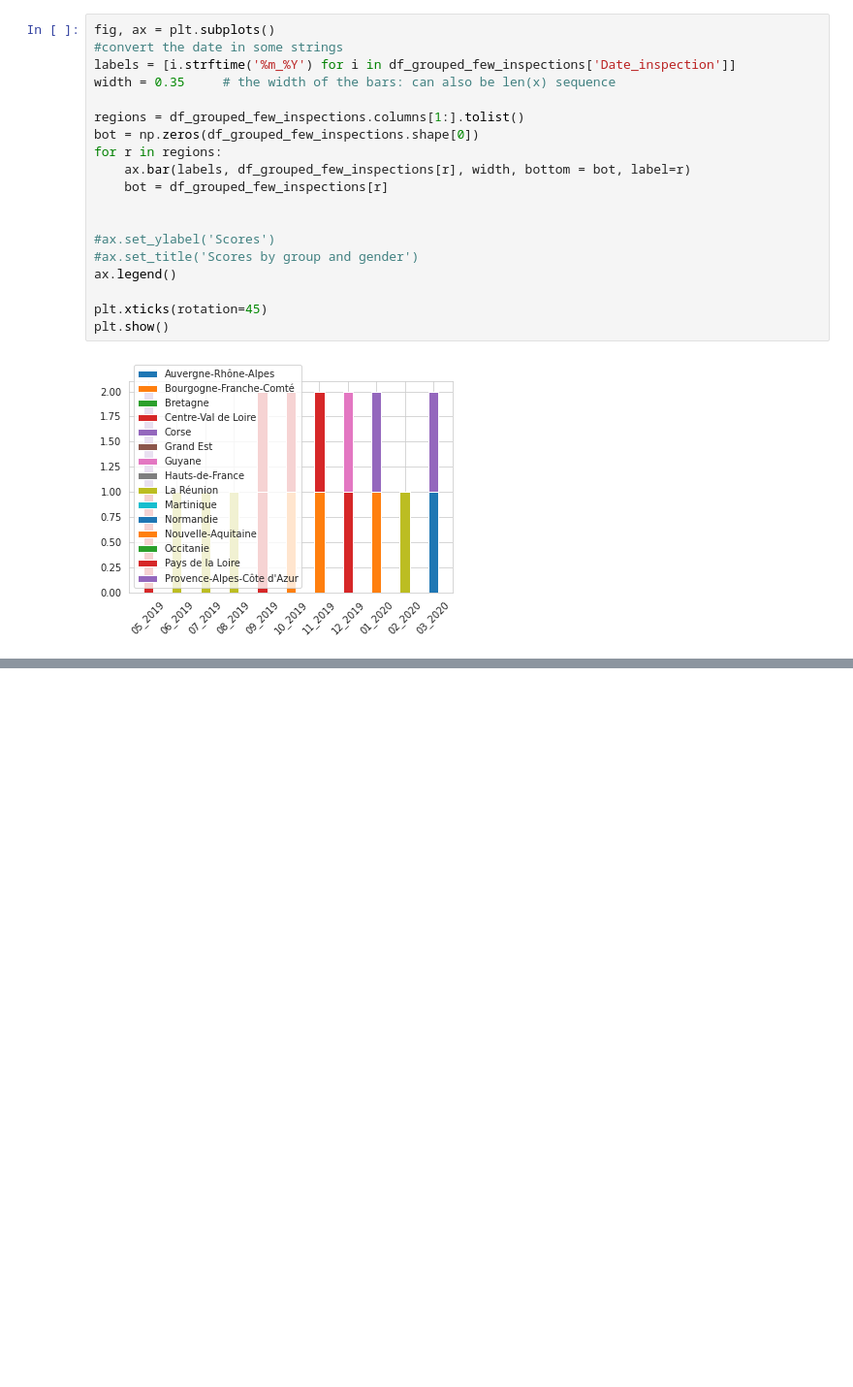
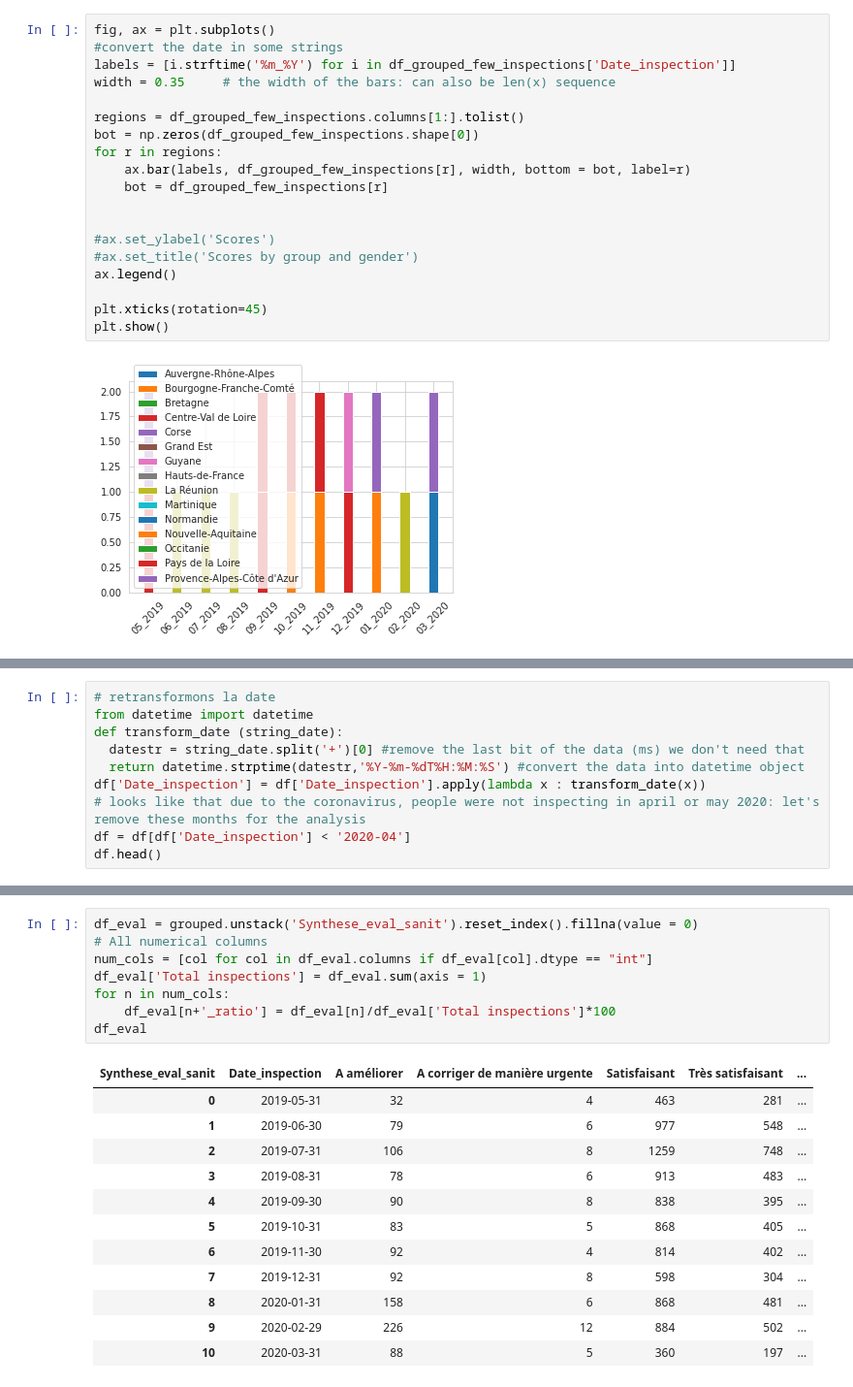
Before and after one commit to etalab-ia/ami-ia, a Jupyter notebook: notebooks/ami_ia_dataviz_rr.ipynb, the cells around one changed output, grey strips where cells are left out. Shown: that part at 97% size. Saved outputs shown, nothing was run; the diff lists cells and outputs as text; blank space fills up the shorter version.

```diff
--- a/notebooks/ami_ia_dataviz_rr.ipynb
+++ b/notebooks/ami_ia_dataviz_rr.ipynb
@@ -534,0 +497,10 @@ plt.show()
+# %%
+# retransformons la date
+from datetime import datetime
+def transform_date (string_date):
+  datestr = string_date.split('+')[0] #remove the last bit of the data (ms) we don't need that
+  return datetime.strptime(datestr,'%Y-%m-%dT%H:%M:%S') #convert the data into datetime object
+df['Date_inspection'] = df['Date_inspection'].apply(lambda x : transform_date(x))
+# looks like that due to the coronavirus, people were not inspecting in april or may 2020: let's remove these months for the analysis
+df = df[df['Date_inspection'] < '2020-04']
+df.head()
@@ -534,0 +531,21 @@ plt.show()
+# %%
+df_eval = grouped.unstack('Synthese_eval_sanit').reset_index().fillna(value = 0)
+# All numerical columns
+num_cols = [col for col in df_eval.columns if df_eval[col].dtype == "int"]
+df_eval['Total inspections'] = df_eval.sum(axis = 1)
+for n in num_cols:
+    df_eval[n+'_ratio'] = df_eval[n]/df_eval['Total inspections']*100
+df_eval
+# %% [output]
+| Synthese_eval_sanit | Date_inspection | A améliorer | A corriger de manière urgente | Satisfaisant | Très satisfaisant | ... |
+| 0 | 2019-05-31 | 32 | 4 | 463 | 281 | ... |
+| 1 | 2019-06-30 | 79 | 6 | 977 | 548 | ... |
+| 2 | 2019-07-31 | 106 | 8 | 1259 | 748 | ... |
+| 3 | 2019-08-31 | 78 | 6 | 913 | 483 | ... |
+| 4 | 2019-09-30 | 90 | 8 | 838 | 395 | ... |
+| 5 | 2019-10-31 | 83 | 5 | 868 | 405 | ... |
+| 6 | 2019-11-30 | 92 | 4 | 814 | 402 | ... |
+| 7 | 2019-12-31 | 92 | 8 | 598 | 304 | ... |
+| 8 | 2020-01-31 | 158 | 6 | 868 | 481 | ... |
+| 9 | 2020-02-29 | 226 | 12 | 884 | 502 | ... |
+| 10 | 2020-03-31 | 88 | 5 | 360 | 197 | ... |
```
Also changed, not shown: parts of 9 cells of this notebook.
